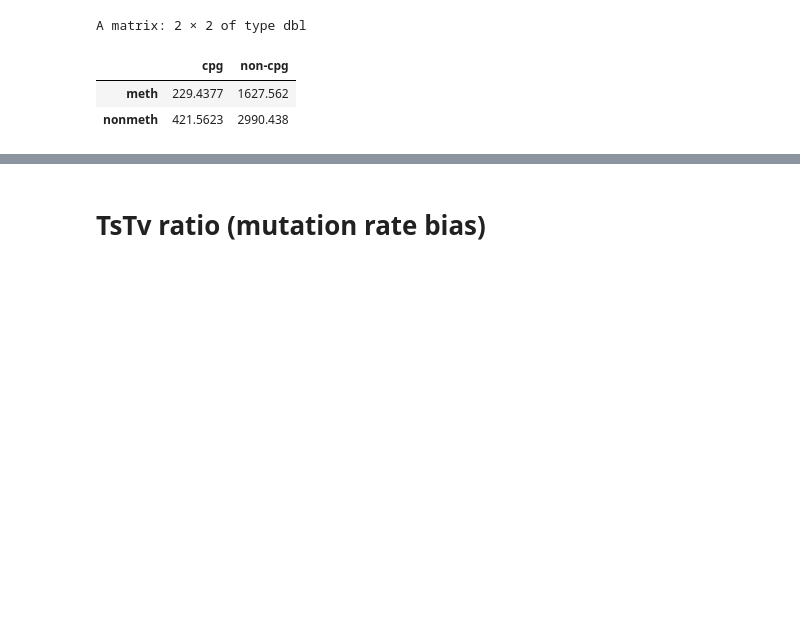
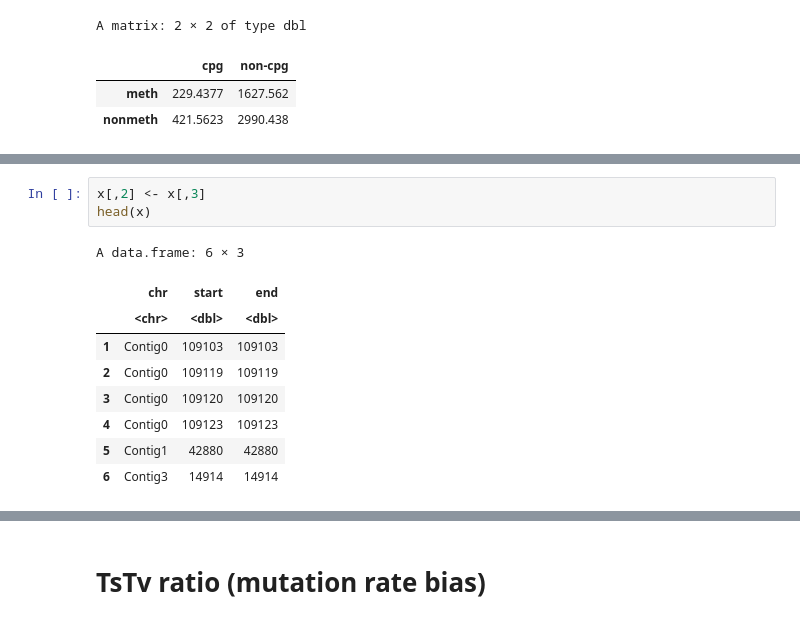
Before and after one commit to sr320/paper-oly-mbdbs-gen, a Jupyter notebook: code/MBD_samples_genetic_analysisHCSS.ipynb, the cells around one changed output, grey strips where cells are left out. Drawn from its saved outputs; the diff is of its cells as text; blank space fills up the shorter version.

```diff
--- a/code/MBD_samples_genetic_analysisHCSS.ipynb
+++ b/code/MBD_samples_genetic_analysisHCSS.ipynb
@@ -1968,0 +2062,13 @@ ncm/(ncm+ncnm) *100
+# %%
+x[,2] <- x[,3]
+head(x)
+# %% [output]
+A data.frame: 6 × 3
+|  | chr | start | end |
+|  | <chr> | <dbl> | <dbl> |
+| 1 | Contig0 | 109103 | 109103 |
+| 2 | Contig0 | 109119 | 109119 |
+| 3 | Contig0 | 109120 | 109120 |
+| 4 | Contig0 | 109123 | 109123 |
+| 5 | Contig1 | 42880 | 42880 |
+| 6 | Contig3 | 14914 | 14914 |
```
Also changed, not shown: parts of 72 cells of this notebook, 7 other files.
